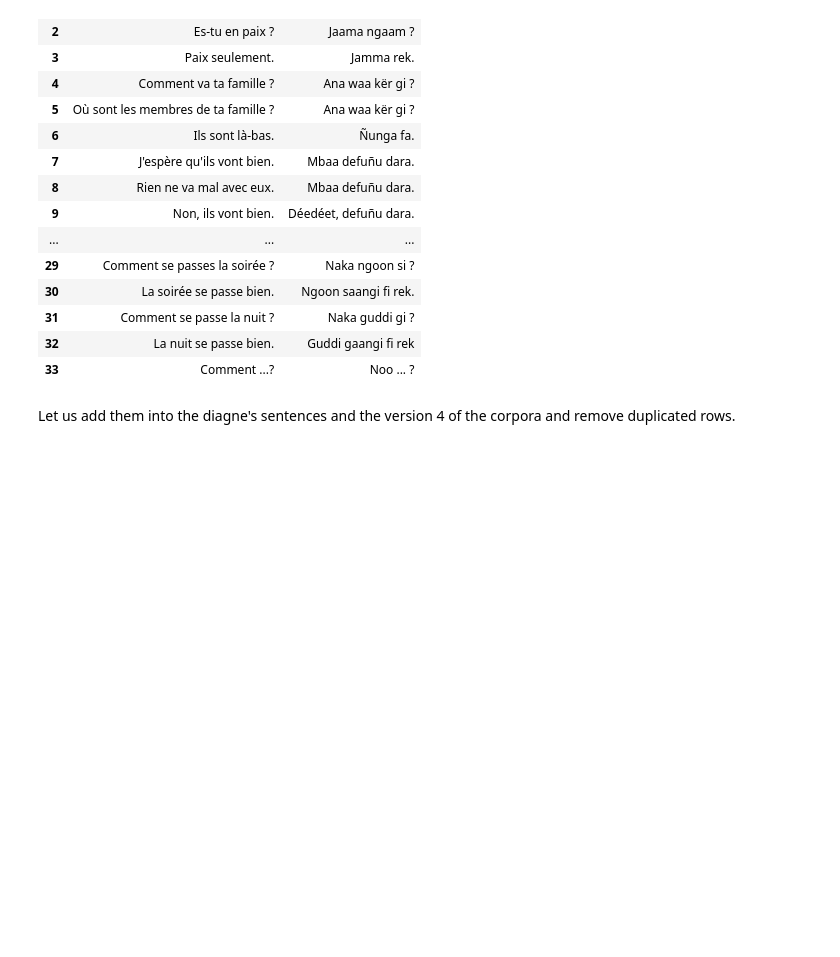
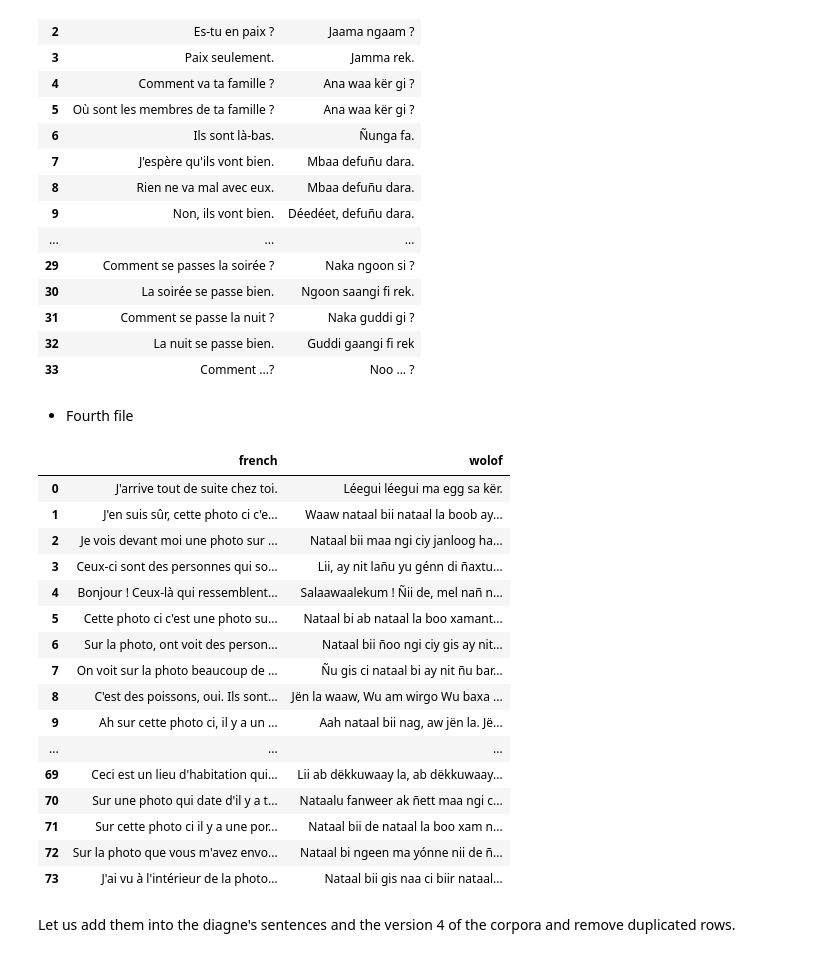
Before and after one commit to Oumar199/Wolof_traduction, a Jupyter notebook: improving_sentences_processing.ipynb, the cells around one changed output. Saved outputs shown, nothing was run; the diff lists cells and outputs as text; code cells hidden in the pictures; blank space fills up the shorter version.

Commit message:
adding new dataset and new tokenizer for additional
Former-commit-id: 3fa9e7ac9315f21fc028fd1a7571b0bac5177db3

```diff
--- a/improving_sentences_processing.ipynb
+++ b/improving_sentences_processing.ipynb
@@ -438,6 +438,34 @@ omn_3_.head(74)
 | 31 | Comment se passe la nuit ? | Naka guddi gi ? |
 | 32 | La nuit se passe bien. | Guddi gaangi fi rek |
 | 33 | Comment ...? | Noo ... ? |
+# %% [markdown]
+- Fourth file
+# %%
+path = 'data/additional_documents/hugging_face/wolof_french.csv'
+
+hug_sents = pd.read_csv(path)
+# %%
+pd.options.display.max_rows = 74
+
+hug_sents.head(74)
+# %% [output]
+|  | french | wolof |
+| 0 | J'arrive tout de suite chez toi. | Léegui léegui ma egg sa kër. |
+| 1 | J'en suis sûr, cette photo ci c'e... | Waaw nataal bii nataal la boob ay... |
+| 2 | Je vois devant moi une photo sur ... | Nataal bii maa ngi ciy janloog ha... |
+| 3 | Ceux-ci sont des personnes qui so... | Lii, ay nit lañu yu génn di ñaxtu... |
+| 4 | Bonjour ! Ceux-là qui ressemblent... | Salaawaalekum ! Ñii de, mel nañ n... |
+| 5 | Cette photo ci c'est une photo su... | Nataal bi ab nataal la boo xamant... |
+| 6 | Sur la photo, ont voit des person... | Nataal bii ñoo ngi ciy gis ay nit... |
+| 7 | On voit sur la photo beaucoup de ... | Ñu gis ci nataal bi ay nit ñu bar... |
+| 8 | C'est des poissons, oui. Ils sont... | Jën la waaw, Wu am wirgo Wu baxa ... |
+| 9 | Ah sur cette photo ci, il y a un ... | Aah nataal bii nag, aw jën la. Jë... |
+| ... | ... | ... |
+| 69 | Ceci est un lieu d'habitation qui... | Lii ab dëkkuwaay la, ab dëkkuwaay... |
+| 70 | Sur une photo qui date d'il y a t... | Nataalu fanweer ak ñett maa ngi c... |
+| 71 | Sur cette photo ci il y a une por... | Nataal bii de nataal la boo xam n... |
+| 72 | Sur la photo que vous m'avez envo... | Nataal bi ngeen ma yónne nii de ñ... |
+| 73 | J'ai vu à l'intérieur de la photo... | Nataal bii gis naa ci biir nataal... |
 # %% [markdown]
 Let us add them into the diagne's sentences and the version 4 of the corpora and remove duplicated rows.
 # %% [markdown]
```
Also changed, not shown: parts of 3 cells of this notebook, 5 other files.
